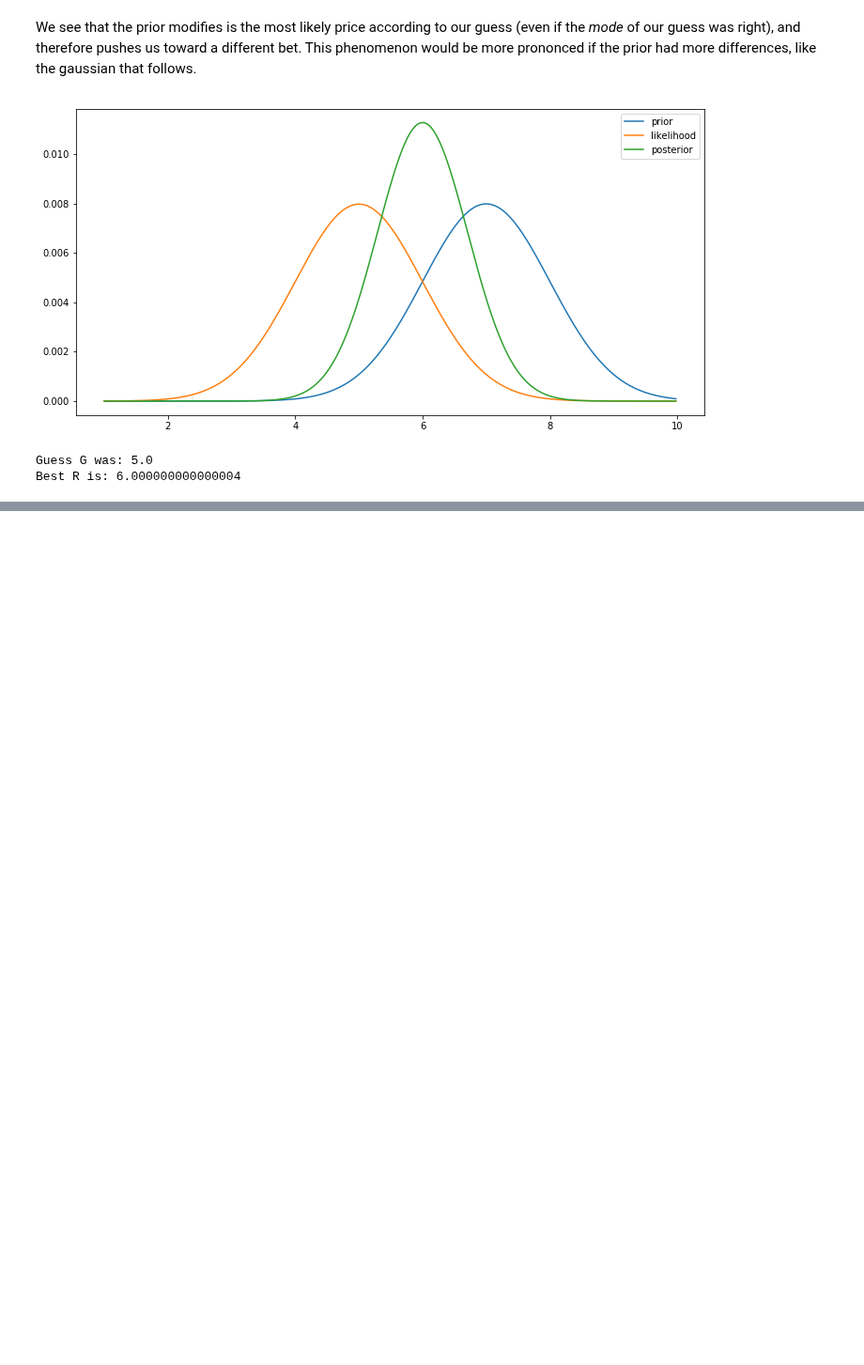
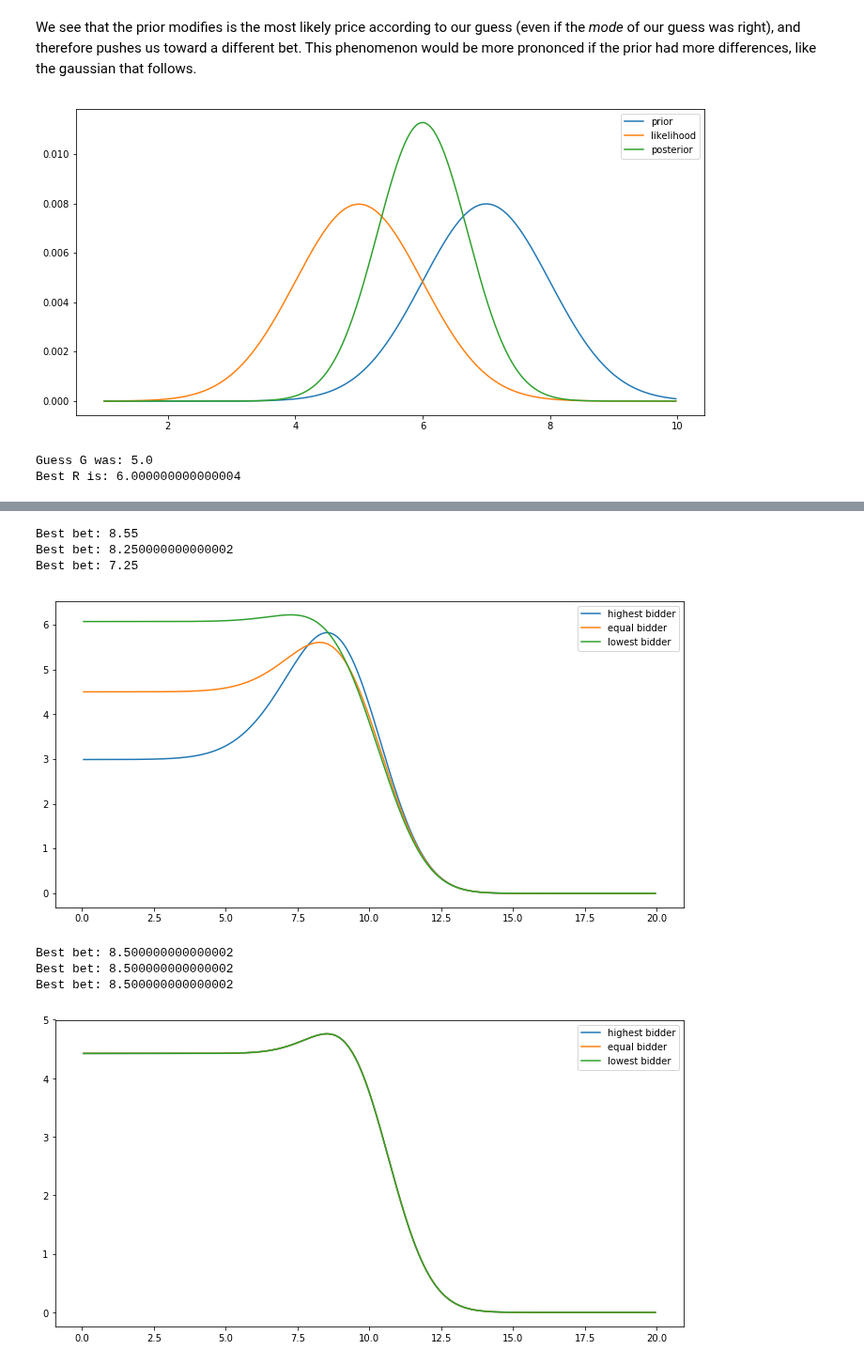
Before and after one commit to QuentinDuval/PythonExperiments, a Jupyter notebook: ml/0_basic_inference.ipynb, the cells around one changed output, grey strips where cells are left out. Shown at 94% size. Saved outputs shown, nothing was run; the diff lists cells and outputs as text; code cells hidden in the pictures; blank space fills up the shorter version.

```diff
--- a/ml/0_basic_inference.ipynb
+++ b/ml/0_basic_inference.ipynb
@@ -698,0 +701,76 @@ TODO - use a utility theory that takes into account the first player choice
+# %%
+def estimate_gain(guess: float, opponent_guess: float,
+                  opponent_knows: bool = False,
+                  prior_distribution=pdf_exponential):
+    """
+    For each possible bid, estimate the gain that the player would make if:
+    * the player initially thinks the price of his goods is 'guess'
+    * the opponent initially thinks the price of his goods is 'opponent_guess'
+
+    BEWARE: assumes that:
+    1) we 'know' what our opponent really think is the price (our initial guess)
+    2) he does not 'know' what we really think is the price (our initial guess)
+    IF BOTH KNOW, both will play the same
+    """
+
+    # All the price values we consider, with prior probabilities
+    delta = 0.05
+    xs = np.arange(delta, 20., delta)
+    prior = prior_distribution(xs)
+    prior /= np.sum(prior)
+
+    # Compute the posterior probability for both the player and the opponent
+    posterior = prior * likelihood(guess, xs, 2.)
+    posterior /= np.sum(posterior)
+    posterior_opponent = prior * likelihood(opponent_guess, xs, 2.)
+    posterior_opponent /= np.sum(posterior_opponent)
+    cum_posterior_opponent = np.cumsum(posterior_opponent)
+
+    # Compute the real posterior of the data (given the two independent indices on the price)
+    real_posterior = posterior * posterior_opponent
+    real_posterior /= np.sum(real_posterior)
+    if opponent_knows:
+        cum_posterior_opponent = np.cumsum(real_posterior)
+
+    # Return the probability that the opponent bids is between our value and the true value
+    def prob_opponent_between(bid: float, price: float) -> float:
+        lo = bisect.bisect_left(xs, bid)
+        hi = bisect.bisect_left(xs, price)
+        return cum_posterior_opponent[hi] - cum_posterior_opponent[lo]
+
+    # We win if we do not overbid and if the opponent bid is less than ours (further away)
+    def gain_of(bid: float, price: float) -> float:
+        if bid > price:
+            return 0.
+        else:
+            p_opponent_wins = prob_opponent_between(bid, price)
+            return price * (1 - p_opponent_wins)
+
+    # Compute the expected gain of a given bid
+    def gain_of_bid(bid: float) -> float:
+        return sum(prob * gain_of(bid, price) for price, prob in zip(xs, real_posterior))
+
+    gains = [gain_of_bid(bid) for bid in xs]
+    print("Best bet:", xs[np.argmax(gains)])
+    return xs, gains
+
+
+prior = pdf_exponential
+# prior = pdf_gaussian(10, 4)
+
+for opponent_knows in (False, True):
+    plt.figure(figsize=(12,6))
+    plt.plot(*estimate_gain(11., 9., opponent_knows, prior), label='highest bidder')
+    plt.plot(*estimate_gain(10., 10., opponent_knows, prior), label='equal bidder')
+    plt.plot(*estimate_gain(9., 11., opponent_knows, prior), label='lowest bidder')
+    plt.legend()
+    plt.show()
+# %% [output]
+Best bet: 8.55
+Best bet: 8.250000000000002
+Best bet: 7.25
+[figure, added]
+Best bet: 8.500000000000002
+Best bet: 8.500000000000002
+Best bet: 8.500000000000002
+[figure, added]
```
Also changed, not shown: parts of 4 cells of this notebook.
